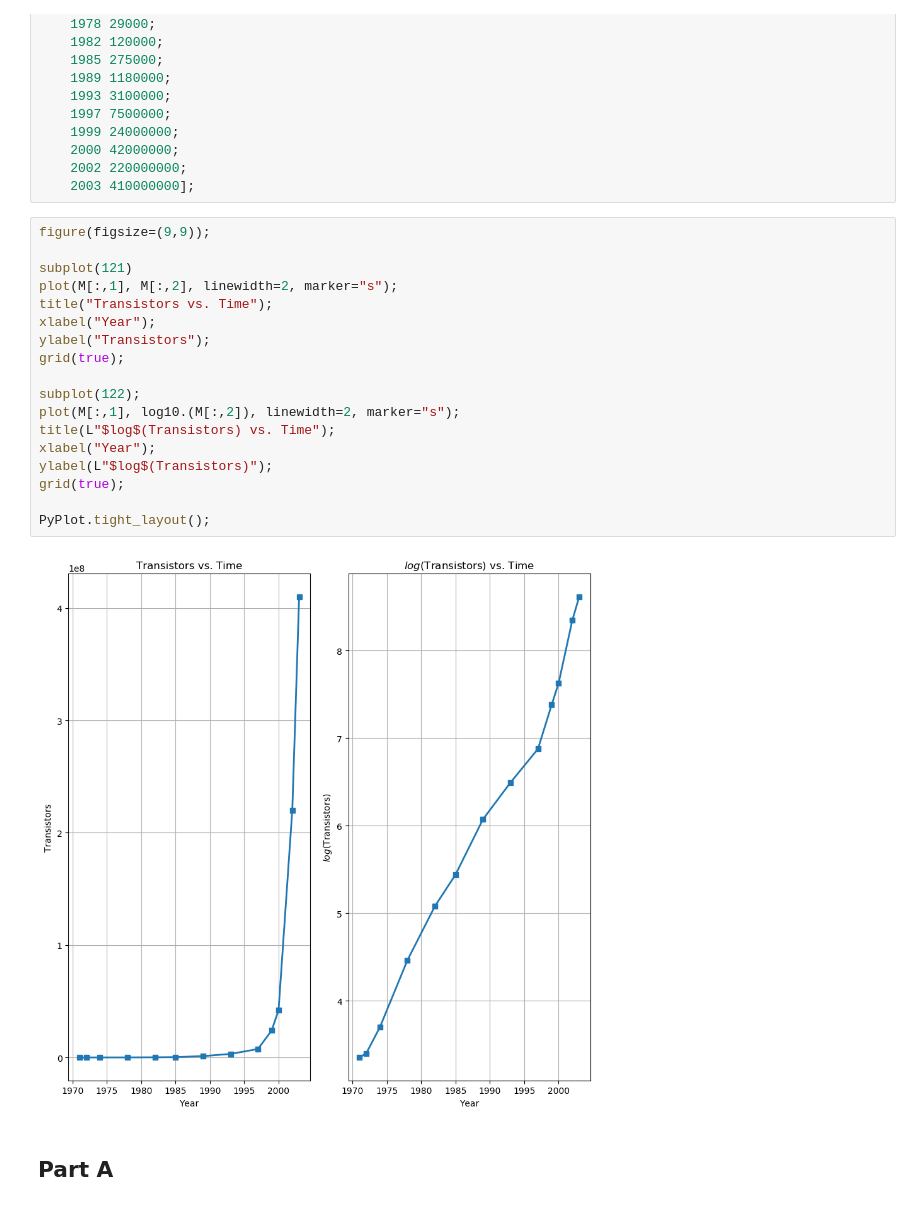
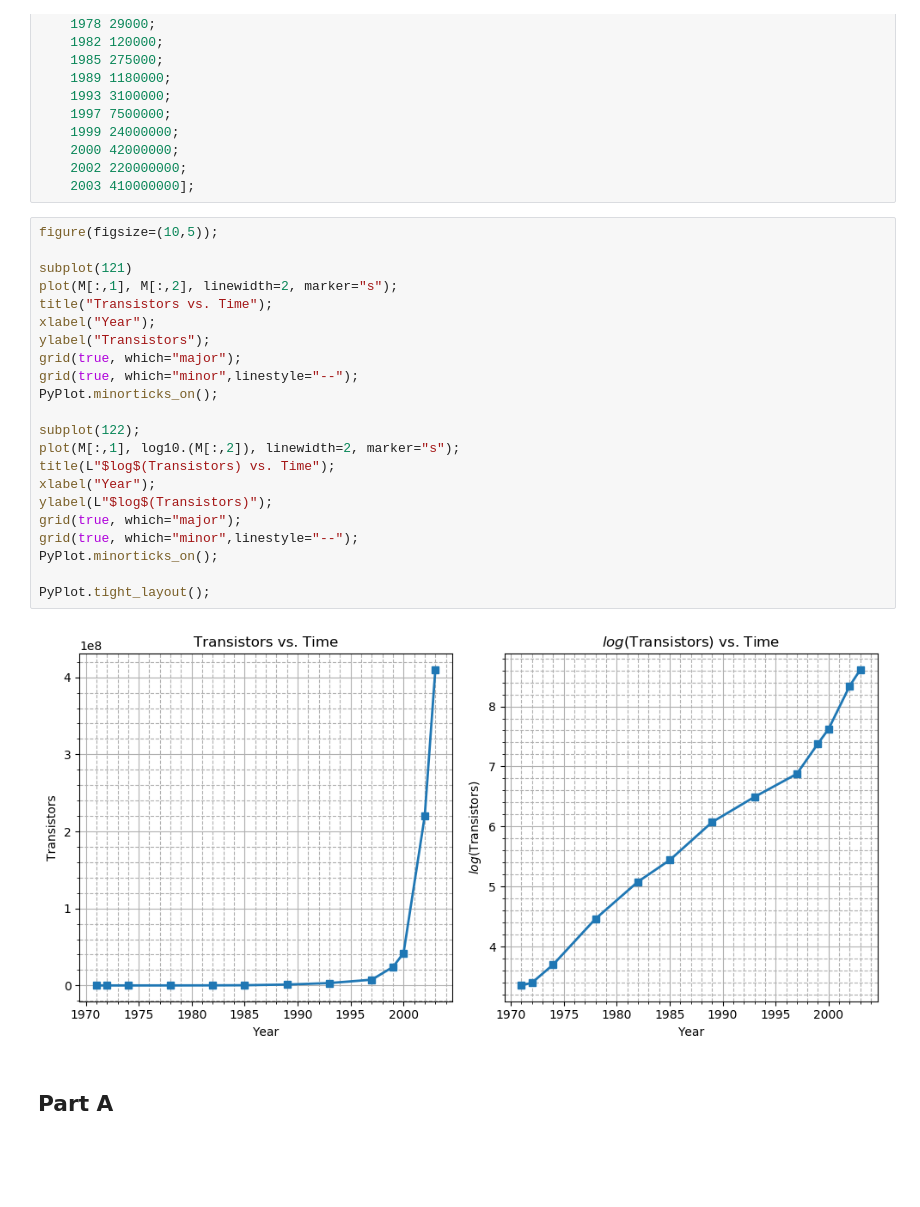
Before and after one commit to chaaland/AppliedLinAlg, a Jupyter notebook: Chapter13.ipynb, the cells around one changed output. Saved outputs shown, nothing was run; the diff lists cells and outputs as text; blank space fills up the shorter version.

```diff
--- a/Chapter13.ipynb
+++ b/Chapter13.ipynb
@@ -21,25 +23,29 @@ M = [1971 2250;
     2002 220000000;
     2003 410000000];
 # %%
-figure(figsize=(9,9));
+figure(figsize=(10,5));
 
 subplot(121)
 plot(M[:,1], M[:,2], linewidth=2, marker="s");
 title("Transistors vs. Time");
 xlabel("Year");
 ylabel("Transistors");
-grid(true);
+grid(true, which="major");
+grid(true, which="minor",linestyle="--");
+PyPlot.minorticks_on();
 
 subplot(122);
 plot(M[:,1], log10.(M[:,2]), linewidth=2, marker="s");
 title(L"$log$(Transistors) vs. Time");
 xlabel("Year");
 ylabel(L"$log$(Transistors)");
-grid(true);
+grid(true, which="major");
+grid(true, which="minor",linestyle="--");
+PyPlot.minorticks_on();
 
 PyPlot.tight_layout();
 # %% [output]
-[figure, old version]
+[figure, new version]
 # %% [markdown]
 ## Part A ##
 # %%
```
Also changed, not shown: parts of 30 cells of this notebook, 5 other files.
